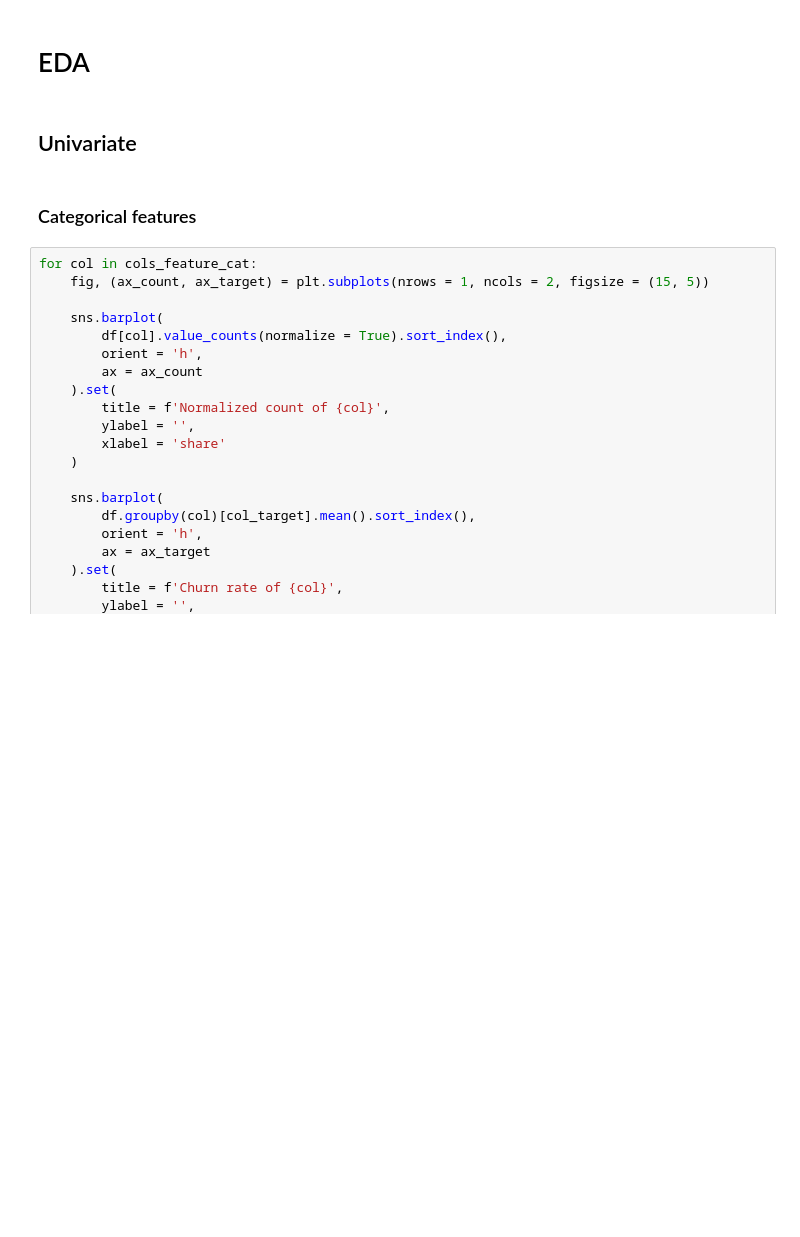
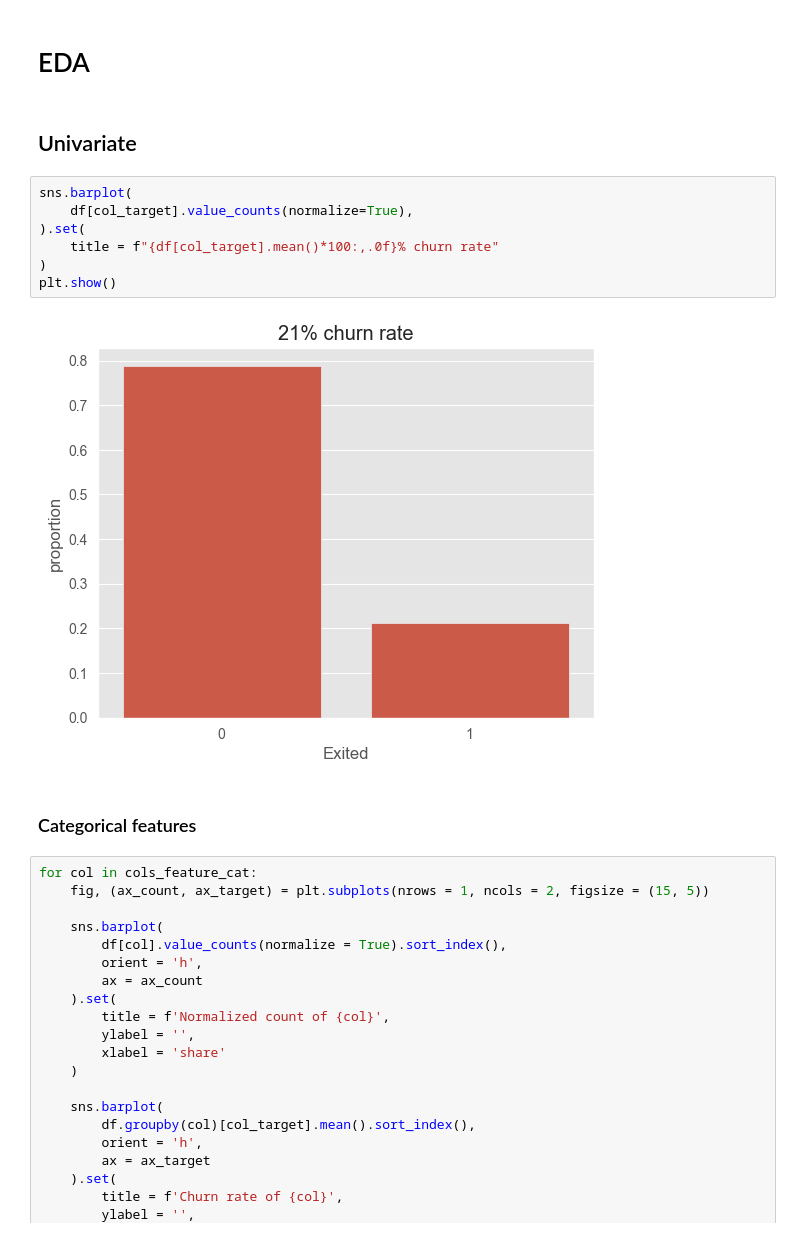
Before and after one commit to n2tp1311/udacity_ds_blog_post, a Jupyter notebook: notebooks.ipynb, the cells around one changed output. Drawn from its saved outputs; the diff is of its cells as text; blank space fills up the shorter version.

```diff
--- a/notebooks.ipynb
+++ b/notebooks.ipynb
@@ -51,6 +53,15 @@ Categorical features: ['Geography', 'Gender']
 # EDA
 # %% [markdown]
 ## Univariate
+# %%
+sns.barplot(
+    df[col_target].value_counts(normalize=True),
+).set(
+    title = f"{df[col_target].mean()*100:,.0f}% churn rate"
+)
+plt.show()
+# %% [output]
+[figure, added]
 # %% [markdown]
 ### Categorical features
 # %%
```
Also changed, not shown: parts of 11 cells of this notebook.
